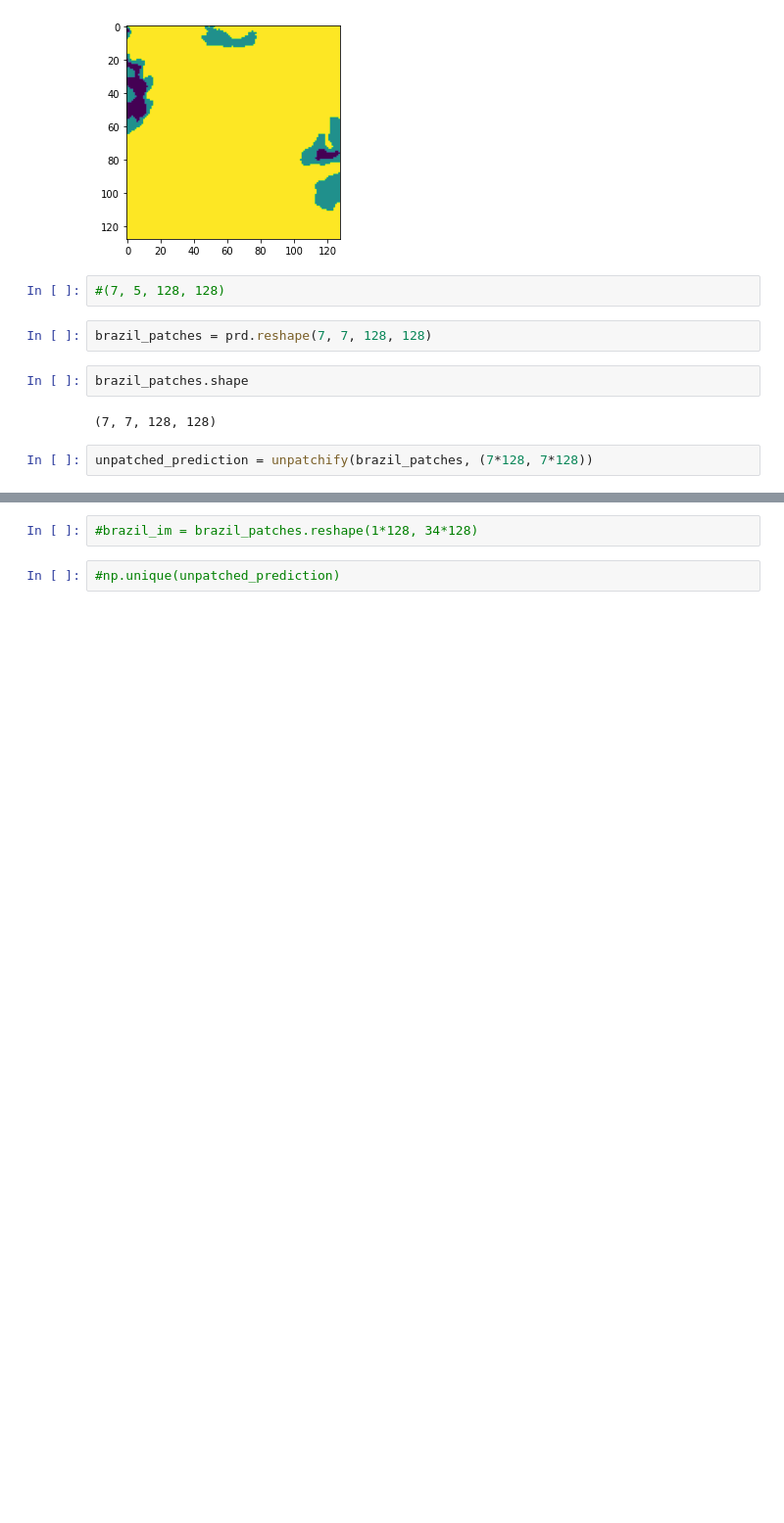
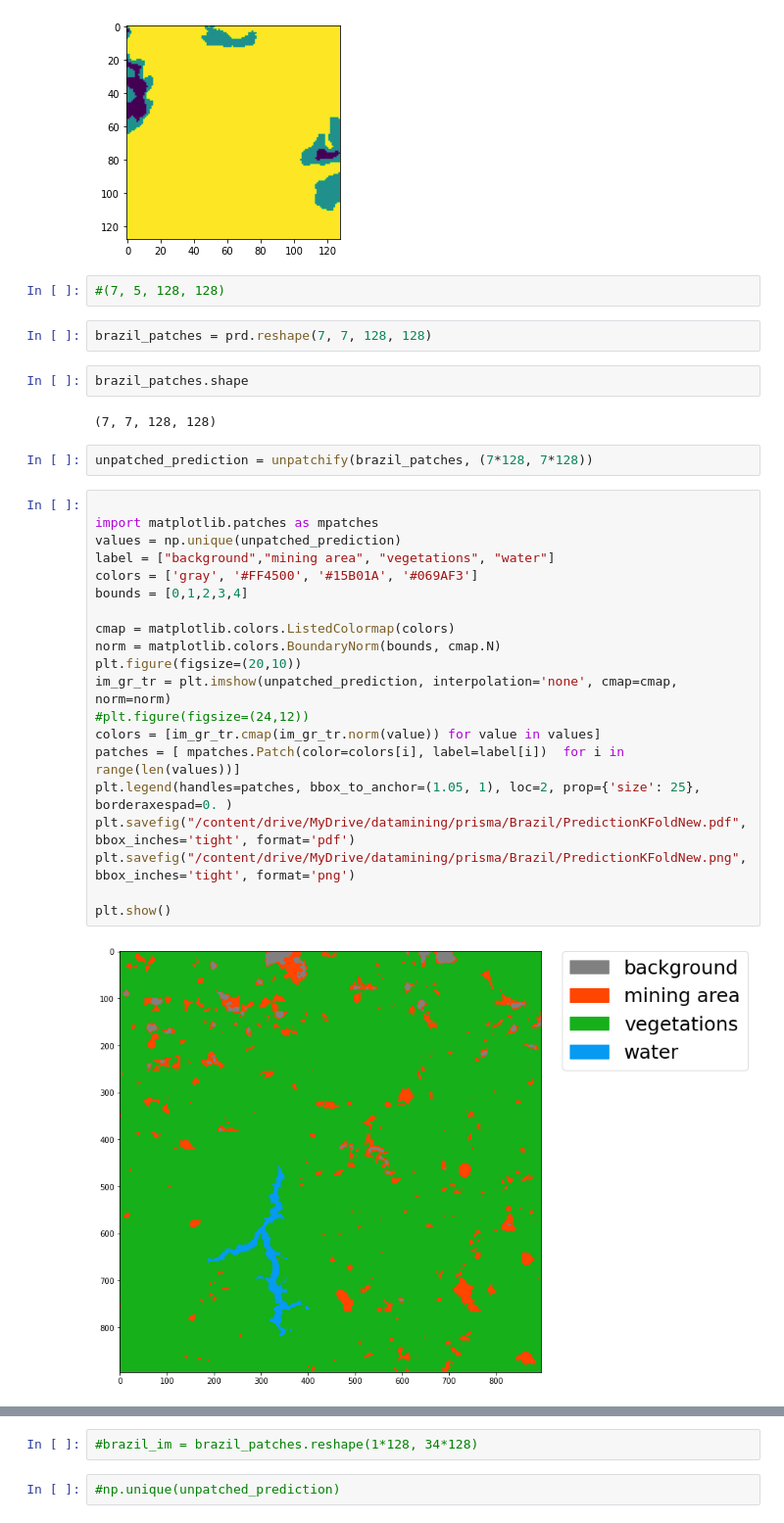
Before and after one commit to andreadosi1986/PrismaSVDUNet, a Jupyter notebook: ProgettoCariocaBrazil3SvaluesKFold.ipynb, the cells around one changed output, grey strips where cells are left out. Shown at 98% size. Drawn from its saved outputs; the diff is of its cells as text; blank space fills up the shorter version.

```diff
--- a/ProgettoCariocaBrazil3SvaluesKFold.ipynb
+++ b/ProgettoCariocaBrazil3SvaluesKFold.ipynb
@@ -292,4 +294,26 @@ brazil_patches.shape
 (7, 7, 128, 128)
 # %%
 unpatched_prediction = unpatchify(brazil_patches, (7*128, 7*128))
+# %%
+
+import matplotlib.patches as mpatches
+values = np.unique(unpatched_prediction)
+label = ["background","mining area", "vegetations", "water"]
+colors = ['gray', '#FF4500', '#15B01A', '#069AF3']
+bounds = [0,1,2,3,4]
+
+cmap = matplotlib.colors.ListedColormap(colors)
+norm = matplotlib.colors.BoundaryNorm(bounds, cmap.N)
+plt.figure(figsize=(20,10))
+im_gr_tr = plt.imshow(unpatched_prediction, interpolation='none', cmap=cmap, norm=norm)
+#plt.figure(figsize=(24,12))
+colors = [im_gr_tr.cmap(im_gr_tr.norm(value)) for value in values]
+patches = [ mpatches.Patch(color=colors[i], label=label[i])  for i in range(len(values))]
+plt.legend(handles=patches, bbox_to_anchor=(1.05, 1), loc=2, prop={'size': 25}, borderaxespad=0. )
+plt.savefig("/content/drive/MyDrive/datamining/prisma/Brazil/PredictionKFoldNew.pdf", bbox_inches='tight', format='pdf')
+plt.savefig("/content/drive/MyDrive/datamining/prisma/Brazil/PredictionKFoldNew.png", bbox_inches='tight', format='png')
+
+plt.show()
+# %% [output]
+[figure, added]
 # %%
```
Also changed, not shown: parts of 10 cells of this notebook.
